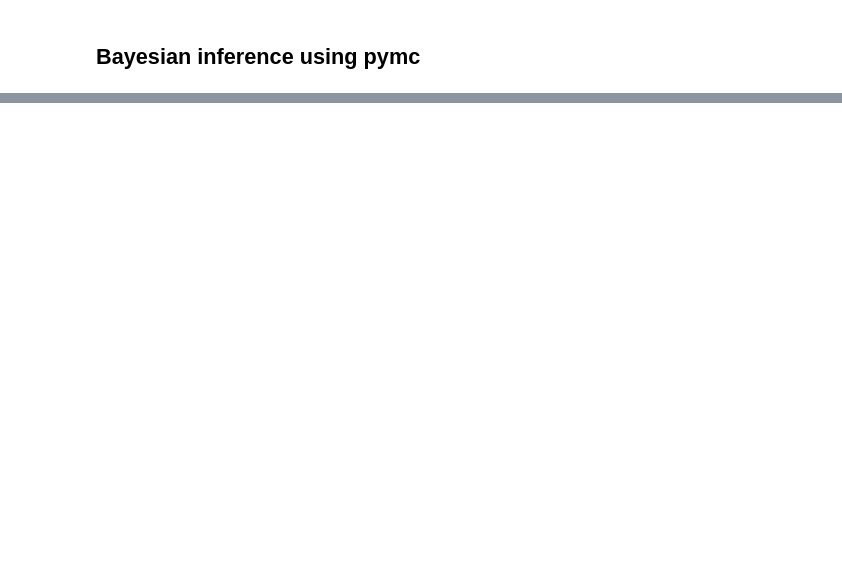
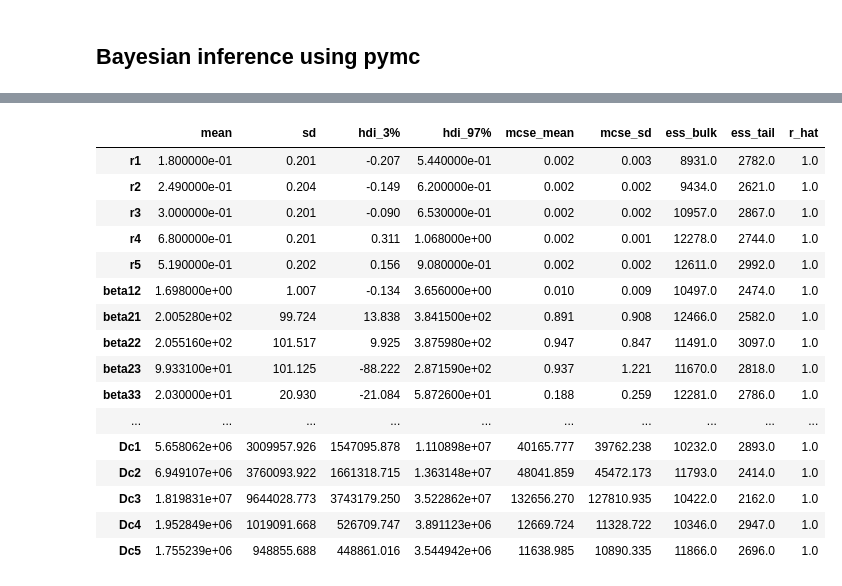
Before and after one commit to WeitzGroup/VIMIMO-Virus-Microbe-modeller, a Jupyter notebook: python/Bayesian-community-model.ipynb, the cells around one changed output, grey strips where cells are left out. Cells and saved outputs as stored; diff of their text form; code cells hidden in the pictures; blank space fills up the shorter version.

```diff
--- a/python/Bayesian-community-model.ipynb
+++ b/python/Bayesian-community-model.ipynb
@@ -477,0 +514,20 @@ plt.suptitle(f"Trace Plot {sampler}");
+# %%
+pm.summary(trace)
+# %% [output]
+|  | mean | sd | hdi_3% | hdi_97% | mcse_mean | mcse_sd | ess_bulk | ess_tail | r_hat |
+| r1 | 1.800000e-01 | 0.201 | -0.207 | 5.440000e-01 | 0.002 | 0.003 | 8931.0 | 2782.0 | 1.0 |
+| r2 | 2.490000e-01 | 0.204 | -0.149 | 6.200000e-01 | 0.002 | 0.002 | 9434.0 | 2621.0 | 1.0 |
+| r3 | 3.000000e-01 | 0.201 | -0.090 | 6.530000e-01 | 0.002 | 0.002 | 10957.0 | 2867.0 | 1.0 |
+| r4 | 6.800000e-01 | 0.201 | 0.311 | 1.068000e+00 | 0.002 | 0.001 | 12278.0 | 2744.0 | 1.0 |
+| r5 | 5.190000e-01 | 0.202 | 0.156 | 9.080000e-01 | 0.002 | 0.002 | 12611.0 | 2992.0 | 1.0 |
+| beta12 | 1.698000e+00 | 1.007 | -0.134 | 3.656000e+00 | 0.010 | 0.009 | 10497.0 | 2474.0 | 1.0 |
+| beta21 | 2.005280e+02 | 99.724 | 13.838 | 3.841500e+02 | 0.891 | 0.908 | 12466.0 | 2582.0 | 1.0 |
+| beta22 | 2.055160e+02 | 101.517 | 9.925 | 3.875980e+02 | 0.947 | 0.847 | 11491.0 | 3097.0 | 1.0 |
+| beta23 | 9.933100e+01 | 101.125 | -88.222 | 2.871590e+02 | 0.937 | 1.221 | 11670.0 | 2818.0 | 1.0 |
+| beta33 | 2.030000e+01 | 20.930 | -21.084 | 5.872600e+01 | 0.188 | 0.259 | 12281.0 | 2786.0 | 1.0 |
+| ... | ... | ... | ... | ... | ... | ... | ... | ... | ... |
+| Dc1 | 5.658062e+06 | 3009957.926 | 1547095.878 | 1.110898e+07 | 40165.777 | 39762.238 | 10232.0 | 2893.0 | 1.0 |
+| Dc2 | 6.949107e+06 | 3760093.922 | 1661318.715 | 1.363148e+07 | 48041.859 | 45472.173 | 11793.0 | 2414.0 | 1.0 |
+| Dc3 | 1.819831e+07 | 9644028.773 | 3743179.250 | 3.522862e+07 | 132656.270 | 127810.935 | 10422.0 | 2162.0 | 1.0 |
+| Dc4 | 1.952849e+06 | 1019091.668 | 526709.747 | 3.891123e+06 | 12669.724 | 11328.722 | 10346.0 | 2947.0 | 1.0 |
+| Dc5 | 1.755239e+06 | 948855.688 | 448861.016 | 3.544942e+06 | 11638.985 | 10890.335 | 11866.0 | 2696.0 | 1.0 |
```
Also changed, not shown: parts of 7 cells of this notebook, 1 other file.
